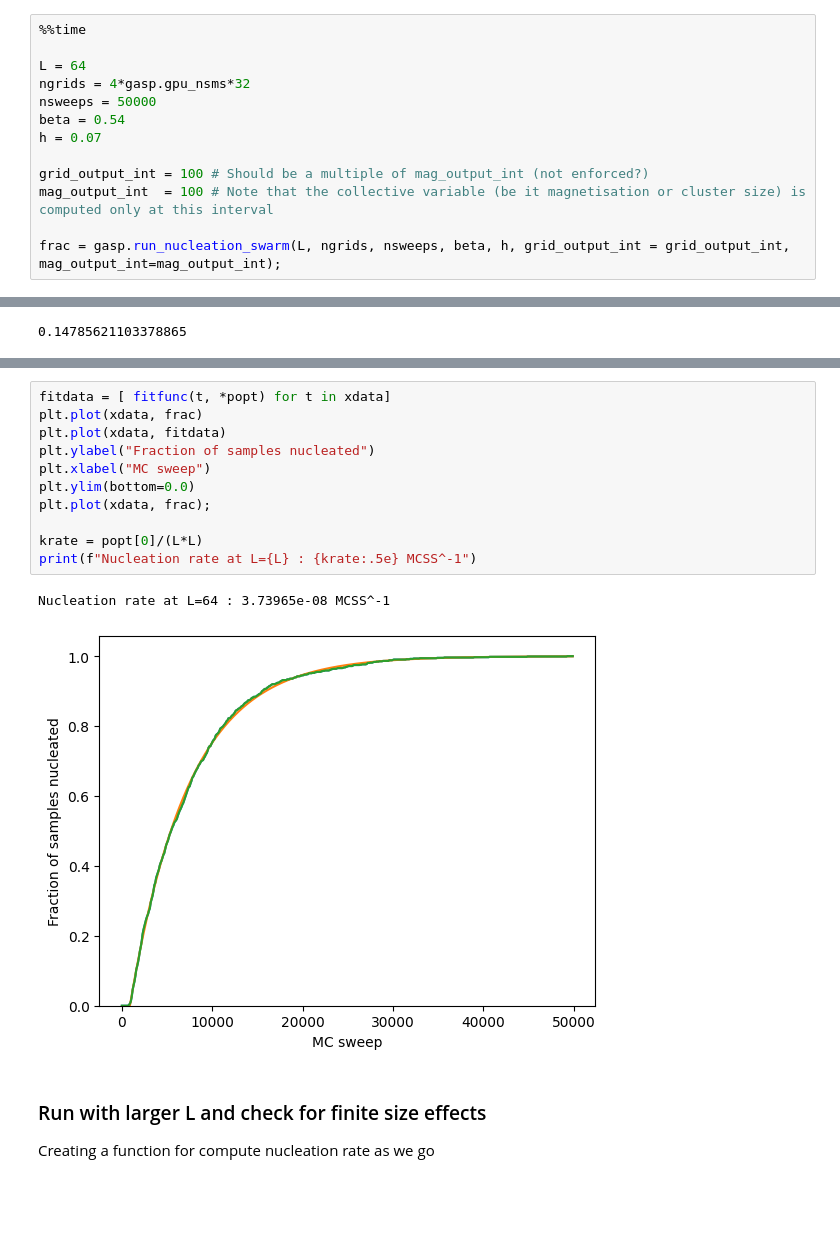
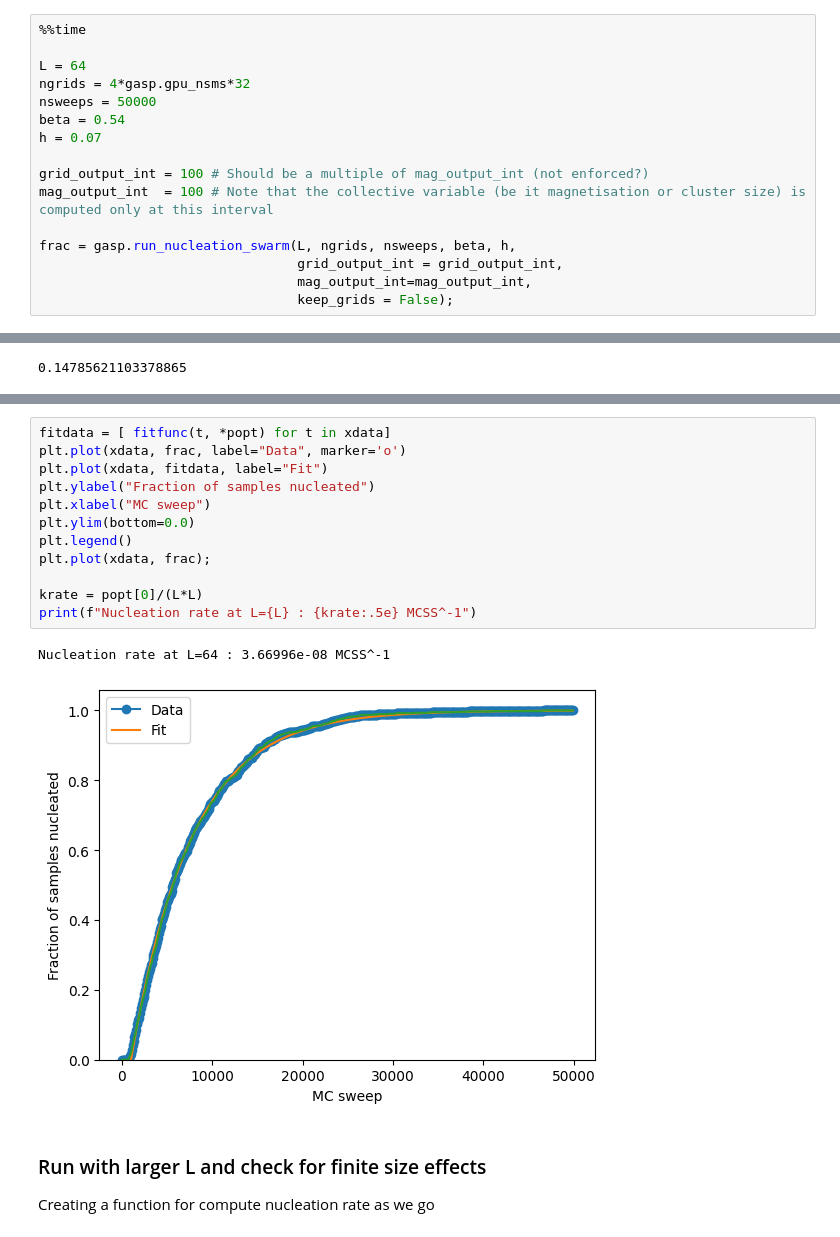
Before and after one commit to dquigley533/GPU_2DIsing, a Jupyter notebook: Jupyter/GASP_rates.ipynb, the cells around one changed output, grey strips where cells are left out. Drawn from its saved outputs; the diff is of its cells as text; blank space fills up the shorter version.

```diff
--- a/Jupyter/GASP_rates.ipynb
+++ b/Jupyter/GASP_rates.ipynb
@@ -33,5 +35,8 @@ h = 0.07
 grid_output_int = 100 # Should be a multiple of mag_output_int (not enforced?)
 mag_output_int  = 100 # Note that the collective variable (be it magnetisation or cluster size) is computed only at this interval
 
-frac = gasp.run_nucleation_swarm(L, ngrids, nsweeps, beta, h, grid_output_int = grid_output_int, mag_output_int=mag_output_int);
+frac = gasp.run_nucleation_swarm(L, ngrids, nsweeps, beta, h,
+                                 grid_output_int = grid_output_int,
+                                 mag_output_int=mag_output_int,
+                                 keep_grids = False);
 # %% [output]
@@ -84,17 +89,18 @@ popt[0]
 # %%
 fitdata = [ fitfunc(t, *popt) for t in xdata]
-plt.plot(xdata, frac)
-plt.plot(xdata, fitdata)
+plt.plot(xdata, frac, label="Data", marker='o')
+plt.plot(xdata, fitdata, label="Fit")
 plt.ylabel("Fraction of samples nucleated")
 plt.xlabel("MC sweep")
 plt.ylim(bottom=0.0)
+plt.legend()
 plt.plot(xdata, frac);
 
 krate = popt[0]/(L*L)
 print(f"Nucleation rate at L={L} : {krate:.5e} MCSS^-1")
 # %% [output]
-Nucleation rate at L=64 : 3.73965e-08 MCSS^-1
+Nucleation rate at L=64 : 3.66996e-08 MCSS^-1
-[figure, old version]
+[figure, new version]
 # %% [markdown]
 ### Run with larger L and check for finite size effects
 Creating a function for compute nucleation rate as we go
```
Also changed, not shown: parts of 31 cells of this notebook.
